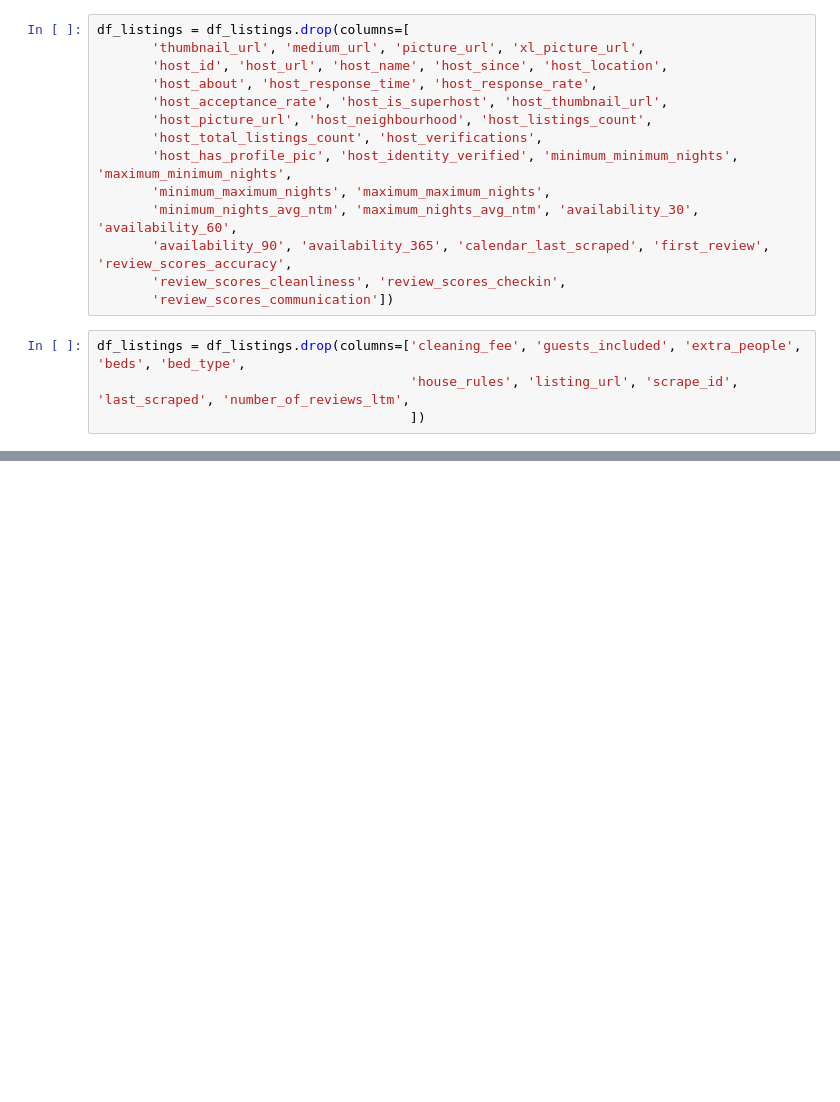
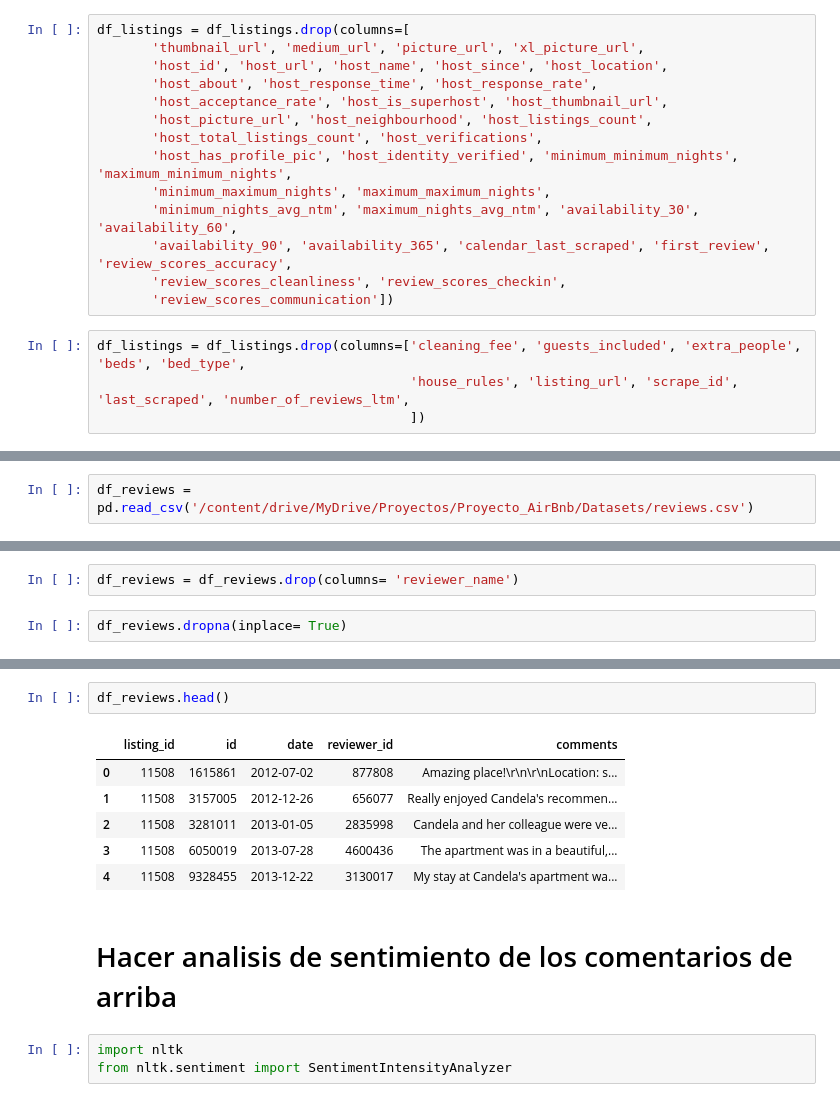
Before and after one commit to NPontisLedda/Proyecto_AirBnb, a Jupyter notebook: Etl/ETL.ipynb, the cells around one changed output, grey strips where cells are left out. Cells and saved outputs as stored; diff of their text form; blank space fills up the shorter version.

```diff
--- a/Etl/ETL.ipynb
+++ b/Etl/ETL.ipynb
@@ -132,0 +175,2 @@ df_listings = df_listings.drop(columns=['cleaning_fee', 'guests_included', 'extr
+# %%
+df_reviews = pd.read_csv('/content/drive/MyDrive/Proyectos/Proyecto_AirBnb/Datasets/reviews.csv')
@@ -132,0 +184,4 @@ df_listings = df_listings.drop(columns=['cleaning_fee', 'guests_included', 'extr
+# %%
+df_reviews = df_reviews.drop(columns= 'reviewer_name')
+# %%
+df_reviews.dropna(inplace= True)
@@ -132,0 +203,14 @@ df_listings = df_listings.drop(columns=['cleaning_fee', 'guests_included', 'extr
+# %%
+df_reviews.head()
+# %% [output]
+|  | listing_id | id | date | reviewer_id | comments |
+| 0 | 11508 | 1615861 | 2012-07-02 | 877808 | Amazing place!\r\n\r\nLocation: s... |
+| 1 | 11508 | 3157005 | 2012-12-26 | 656077 | Really enjoyed Candela's recommen... |
+| 2 | 11508 | 3281011 | 2013-01-05 | 2835998 | Candela and her colleague were ve... |
+| 3 | 11508 | 6050019 | 2013-07-28 | 4600436 | The apartment was in a beautiful,... |
+| 4 | 11508 | 9328455 | 2013-12-22 | 3130017 | My stay at Candela's apartment wa... |
+# %% [markdown]
+# Hacer analisis de sentimiento de los comentarios de arriba
+# %%
+import nltk
+from nltk.sentiment import SentimentIntensityAnalyzer
```
Also changed, not shown: parts of 37 cells of this notebook.
